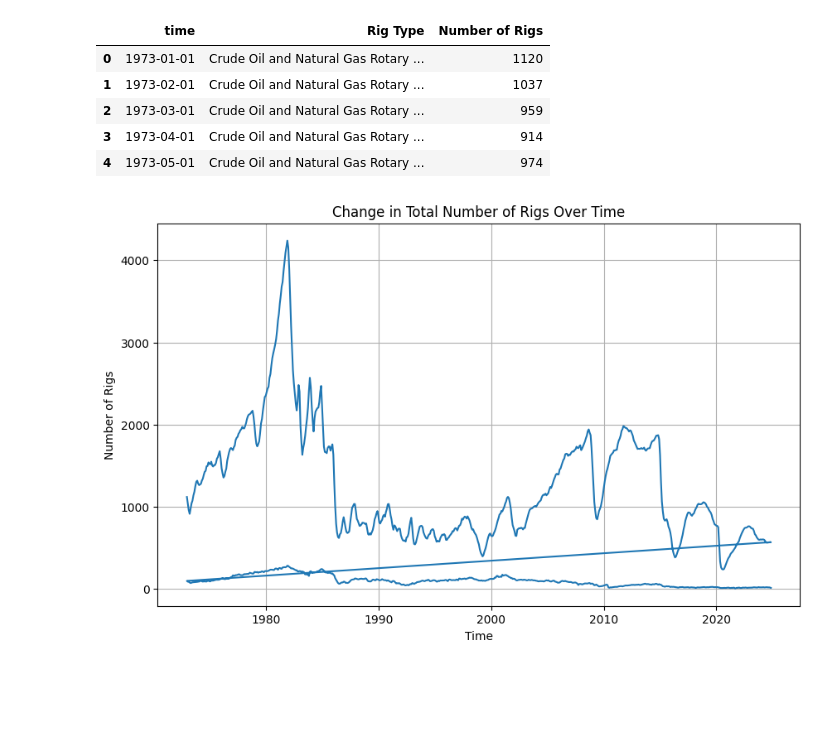
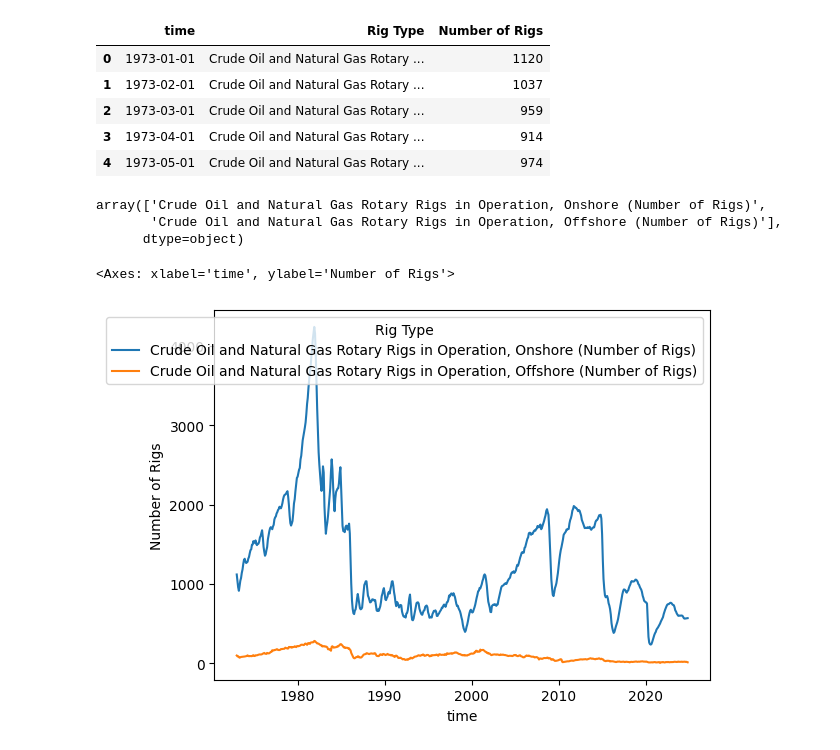
Before and after one commit to alaplace17/EDA, a Jupyter notebook: assignment/assignment.ipynb, the cells around one changed output. Saved outputs shown, nothing was run; the diff lists cells and outputs as text; code cells hidden in the pictures; blank space fills up the shorter version.

```diff
--- a/assignment/assignment.ipynb
+++ b/assignment/assignment.ipynb
@@ -376,13 +385,11 @@ df_clean_1.head()
 | 2 | 1973-03-01 | Crude Oil and Natural Gas Rotary ... | 959 |
 | 3 | 1973-04-01 | Crude Oil and Natural Gas Rotary ... | 914 |
 | 4 | 1973-05-01 | Crude Oil and Natural Gas Rotary ... | 974 |
-# %%
-plt.figure(figsize=(10, 6))
-plt.plot(df_clean_1['time'], df_clean_1['Number of Rigs'])
-plt.xlabel('Time')
-plt.ylabel('Number of Rigs')
-plt.title('Change in Total Number of Rigs Over Time')
-plt.grid(True)
-plt.show()
-# %% [output]
-[figure, removed]
+# %%
+df_clean_1.head()
+df_clean_1['Rig Type'].unique()
+df
+# %% [output]
+array(['Crude Oil and Natural Gas Rotary Rigs in Operation, Onshore (Number of Rigs)',
+       'Crude Oil and Natural Gas Rotary Rigs in Operation, Offshore (Number of Rigs)'],
+      dtype=object)
@@ -388,0 +398,5 @@ plt.show()
+# %%
+sns.lineplot(data=df_clean_1, x='time', y='Number of Rigs', hue='Rig Type')
+# %% [output]
+<Axes: xlabel='time', ylabel='Number of Rigs'>
+[figure, added]
```
Also changed, not shown: parts of 2 cells of this notebook, 1 other file.
